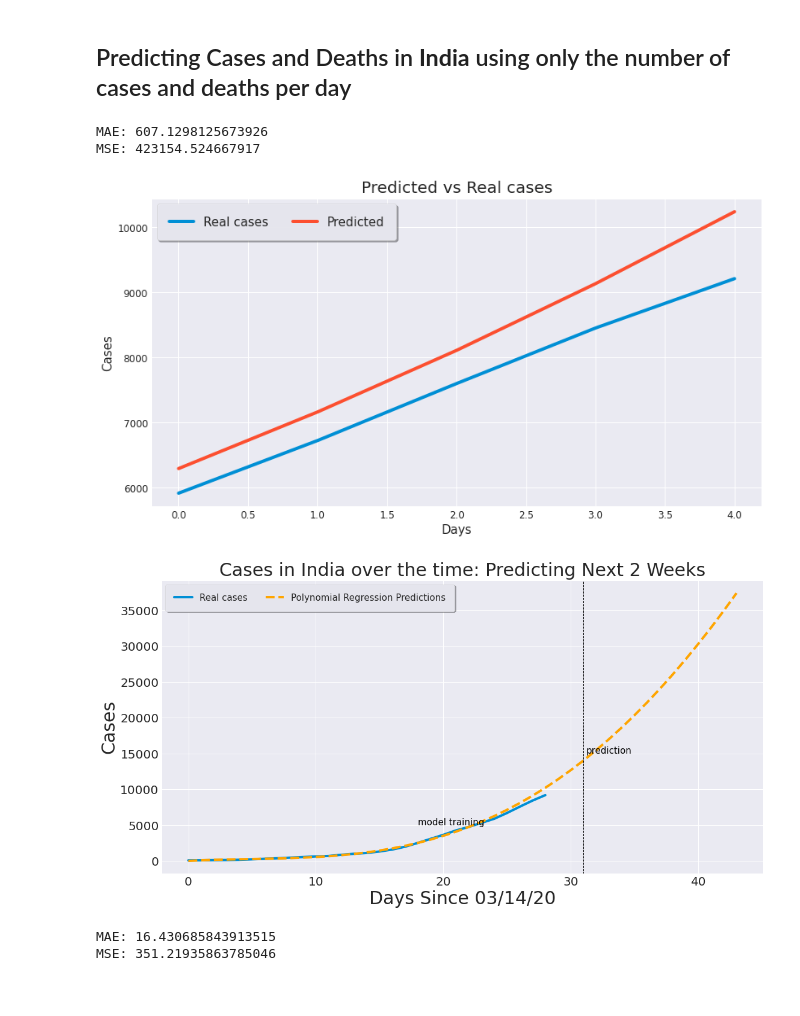
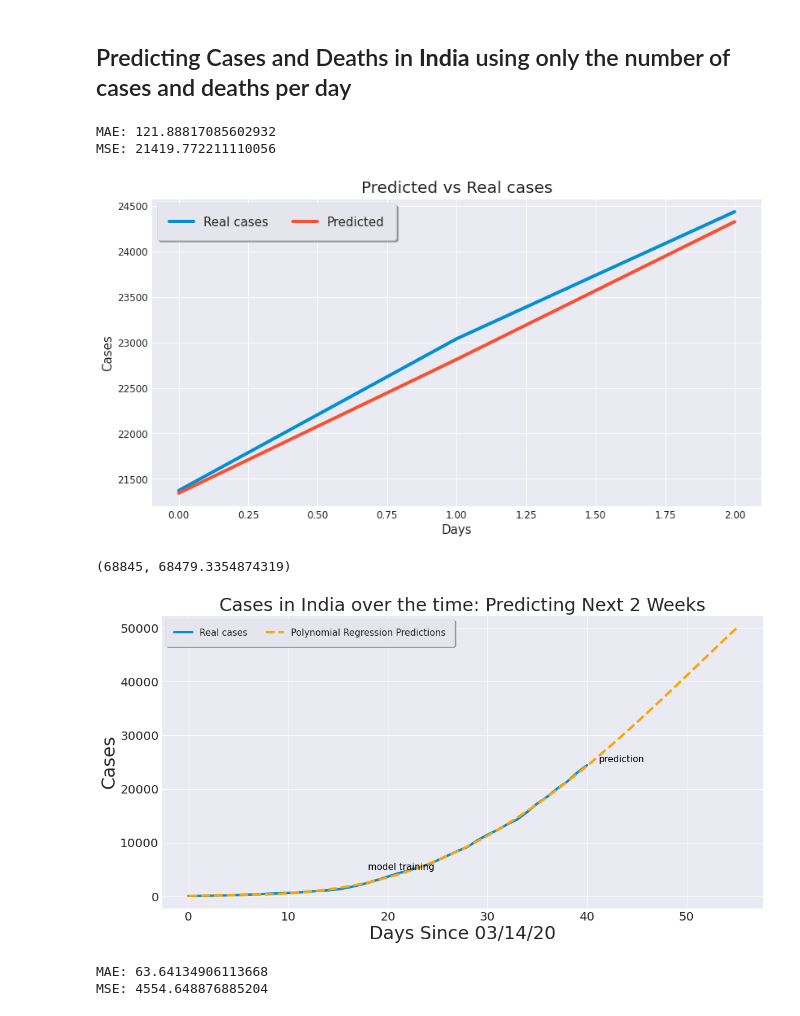
Before and after one commit to parthvishah/COVID19-India, a Jupyter notebook: Covid19India.ipynb, the cells around one changed output. Drawn from its saved outputs; the diff is of its cells as text; code cells hidden in the pictures.

```diff
--- a/Covid19India.ipynb
+++ b/Covid19India.ipynb
@@ -731,12 +858,12 @@ adjusted_dates_deaths = future_forcast_deaths[:-15]
 # %%
 X_train, X_test, y_train, y_test = train_test_split(days_since_first_case
                                                     , India_cases
-                                                    , test_size=0.15
+                                                    , test_size=0.05
                                                     , shuffle=False)
 
 X_train_death, X_test_death, y_train_death, y_test_death = train_test_split(days_since_first_death
                                                     , India_deaths
-                                                    , test_size=0.15
+                                                    , test_size=0.2
                                                     , shuffle=False
                                                     , random_state = 42)
 # %%
@@ -761,8 +888,8 @@ linear_pred = linear_model.predict(poly_future_forcast)
 print('MAE:', mean_absolute_error(test_linear_pred, y_test))
 print('MSE:',mean_squared_error(test_linear_pred, y_test))
 # %% [output]
-MAE: 607.1298125673926
-MSE: 423154.524667917
+MAE: 121.88817085602932
+MSE: 21419.772211110056
 # %%
 plt.figure(figsize=(12,7))
 
@@ -784,7 +911,11 @@ plt.legend(loc = "upper left"
            , borderpad = 1
            , prop={'size': 15});
 # %% [output]
-[figure, old version]
+[figure, new version]
+# %%
+y_test.sum(), test_linear_pred.sum()
+# %% [output]
+(68845, 68479.3354874319)
 # %%
 plt.figure(figsize=(16, 9))
 
@@ -799,38 +930,36 @@ plt.plot(future_forcast
          , color='orange')
 
 plt.title('Cases in India over the time: Predicting Next 2 Weeks', size=30)
 plt.xlabel('Days Since 03/14/20', size=30)
 plt.ylabel('Cases', size=30)
 plt.xticks(size=20)
 plt.yticks(size=20)
 
-plt.axvline(31, color='black'
-            , linestyle="--"
-            , linewidth=1)
+
 
 plt.text(18, 5000
          , "model training"
          , size = 15
          , color = "black")
 
-plt.text(31.2, 15000
+plt.text(41.2, 25000
          , "prediction"
          , size = 15
          , color = "black")
 
 # defyning legend config
 plt.legend(loc = "upper left"
            , frameon = True
            , ncol = 2
            , fancybox = True
            , framealpha = 0.95
            , shadow = True
            , borderpad = 1
            , prop={'size': 15})
 
 plt.show();
 # %% [output]
-[figure, old version]
+[figure, new version]
 # %%
 linear_model_death = LinearRegression(fit_intercept=False)
 linear_model_death.fit(poly_X_train_death, y_train_death)
@@ -841,8 +970,8 @@ linear_pred_death = linear_model_death.predict(poly_future_forcast_death)
 print('MAE:', mean_absolute_error(test_linear_pred_death, y_test_death))
 print('MSE:',mean_squared_error(test_linear_pred_death, y_test_death))
 # %% [output]
-MAE: 16.430685843913515
-MSE: 351.21935863785046
+MAE: 63.64134906113668
+MSE: 4554.648876885204
 # %%
 plt.figure(figsize=(12,7))
 
```
Also changed, not shown: parts of 61 cells of this notebook.
